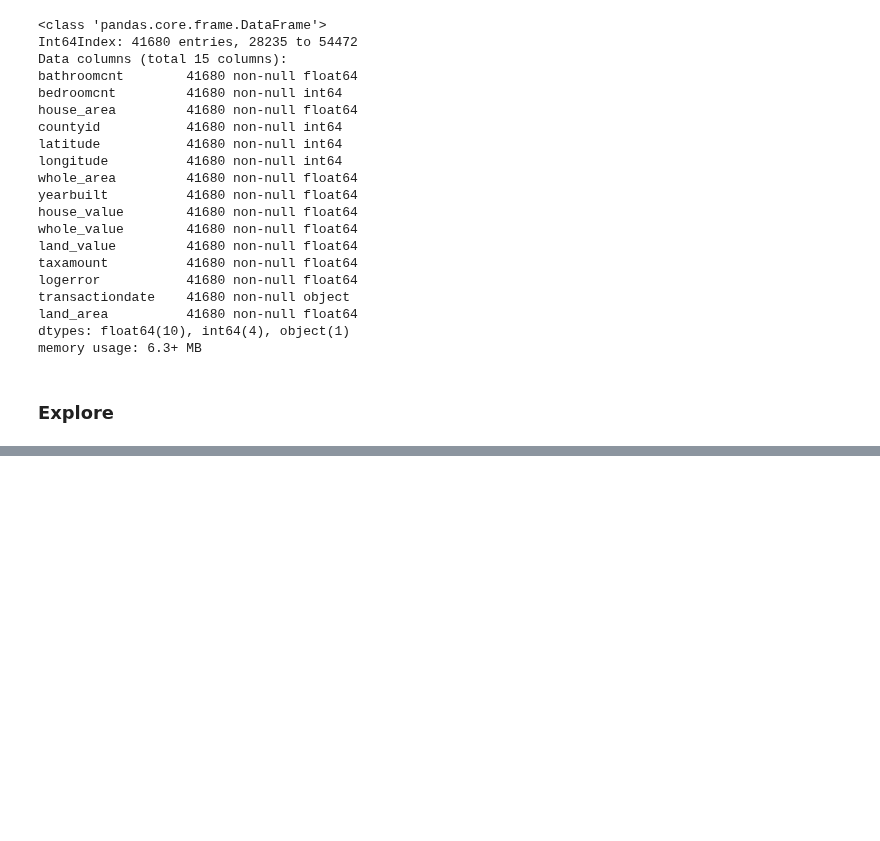
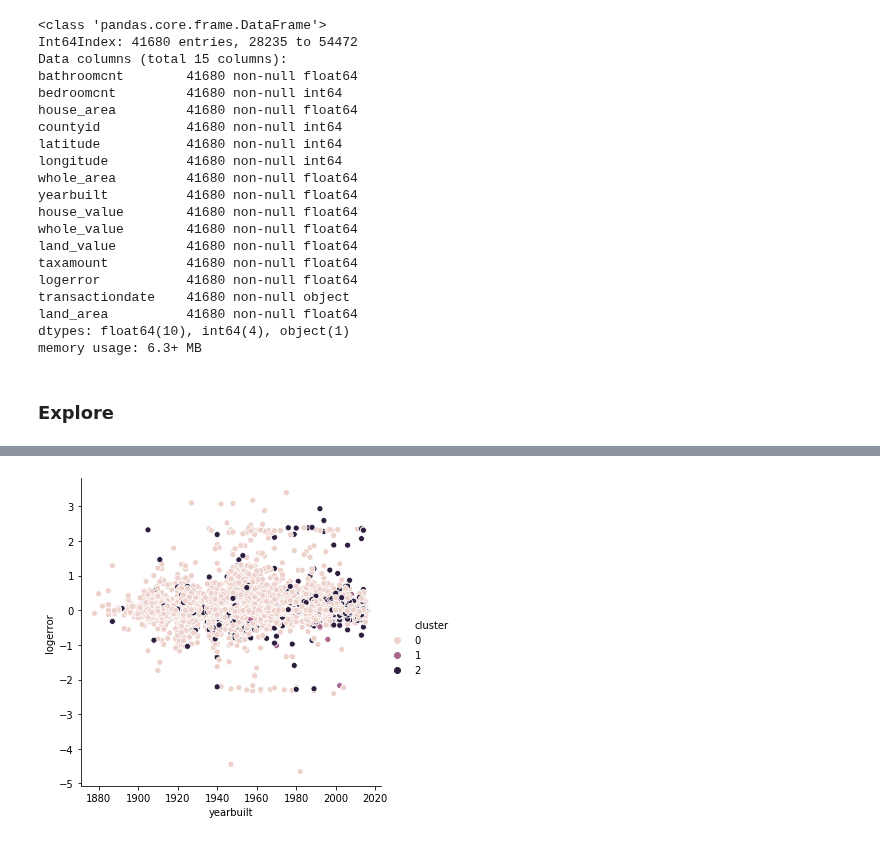
Before and after one commit to RainierCluster/zillow-cluster, a Jupyter notebook: mists_clustsers.ipynb, the cells around one changed output, grey strips where cells are left out. Cells and saved outputs as stored; diff of their text form; code cells hidden in the pictures; blank space fills up the shorter version.

```diff
--- a/mists_clustsers.ipynb
+++ b/mists_clustsers.ipynb
@@ -605,0 +683,11 @@ Name: land_area, dtype: int64
+# %%
+def k_cluster(df, x, y):
+    kmeans = KMeans(n_clusters=3, random_state=123)
+    kmeans.fit(df)
+    df["cluster"] = kmeans.predict(df)
+
+    sns.relplot(data=df, x=x, y=y, hue='cluster')
+# %%
+k_cluster(train_ex, "yearbuilt", "logerror")
+# %% [output]
+[figure, added]
```
Also changed, not shown: parts of 28 cells of this notebook, 1 other file.
